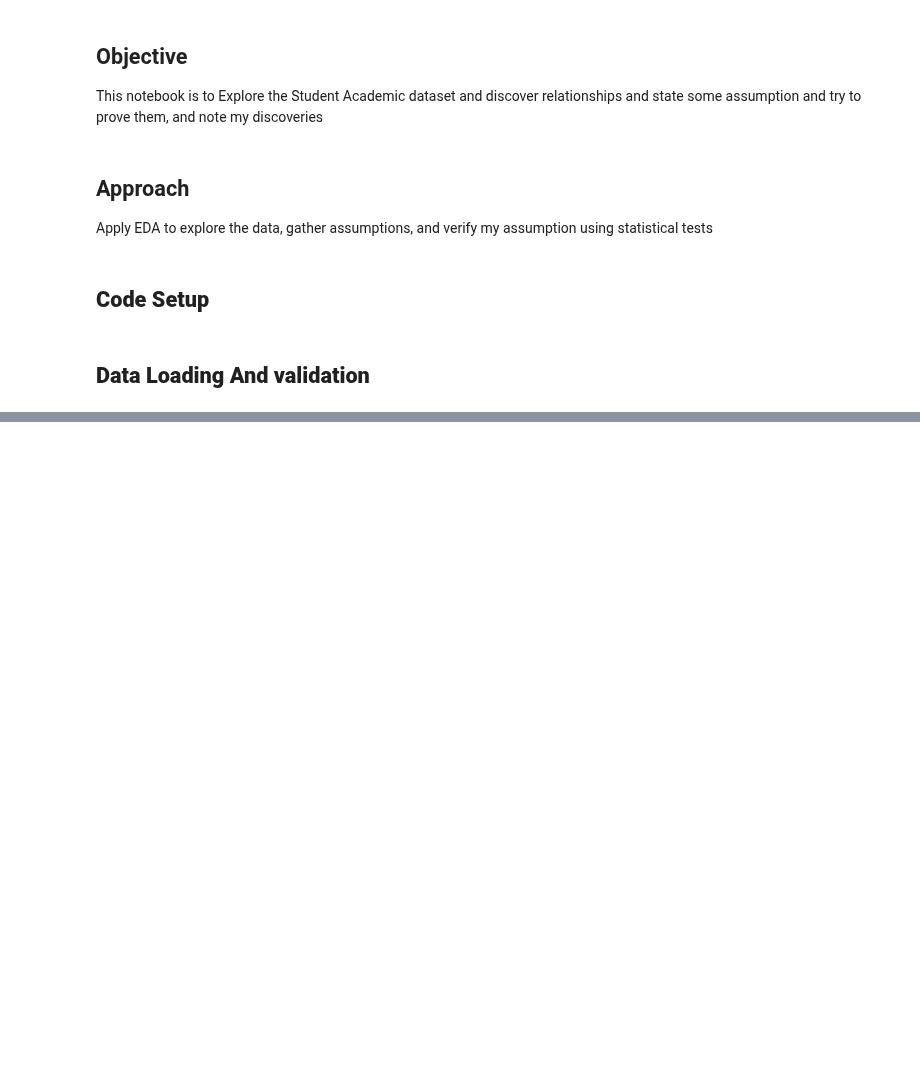
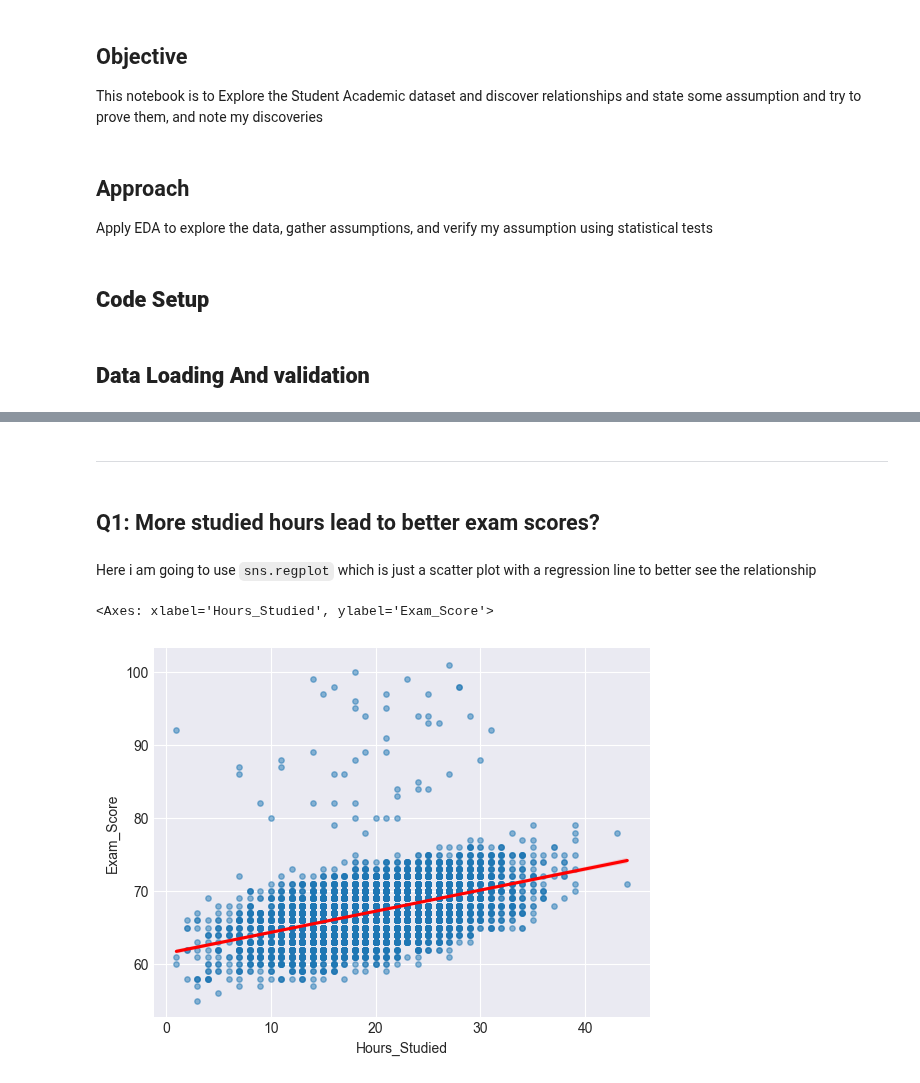
Before and after one commit to TurkiOmran/AAI, a Jupyter notebook: student/project/p2/notebooks/p2_students_exam.ipynb, the cells around one changed output, grey strips where cells are left out. Drawn from its saved outputs; the diff is of its cells as text; code cells hidden in the pictures; blank space fills up the shorter version.

```diff
--- a/student/project/p2/notebooks/p2_students_exam.ipynb
+++ b/student/project/p2/notebooks/p2_students_exam.ipynb
@@ -71,0 +101,11 @@ Columns:
+# %% [markdown]
+---
+# %% [markdown]
+## Q1: More studied hours lead to better exam scores?
+# %% [markdown]
+Here i am going to use `sns.regplot` which is just a scatter plot with a regression line to better see the relationship
+# %%
+sns.regplot(data=df,x='Hours_Studied',y='Exam_Score',scatter_kws={'s': 15, 'alpha': 0.5},line_kws={'color': 'red'})
+# %% [output]
+<Axes: xlabel='Hours_Studied', ylabel='Exam_Score'>
+[figure, added]
```
Also changed, not shown: parts of 14 cells of this notebook.
